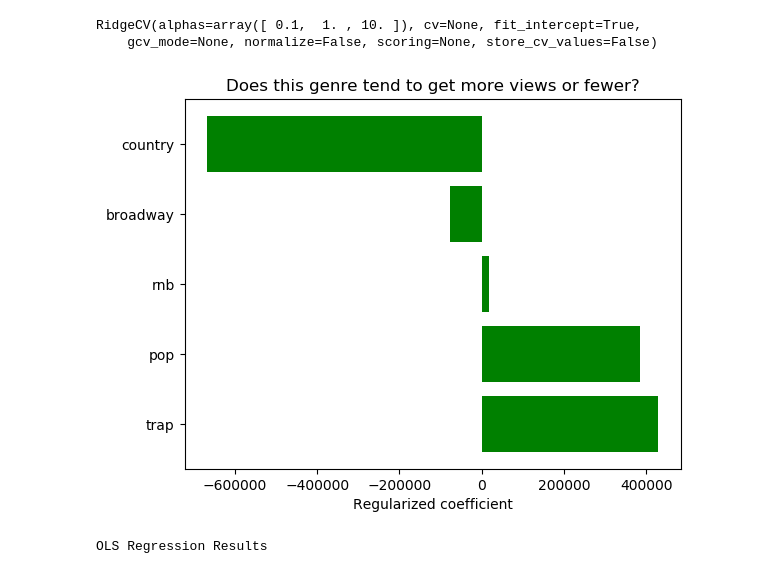
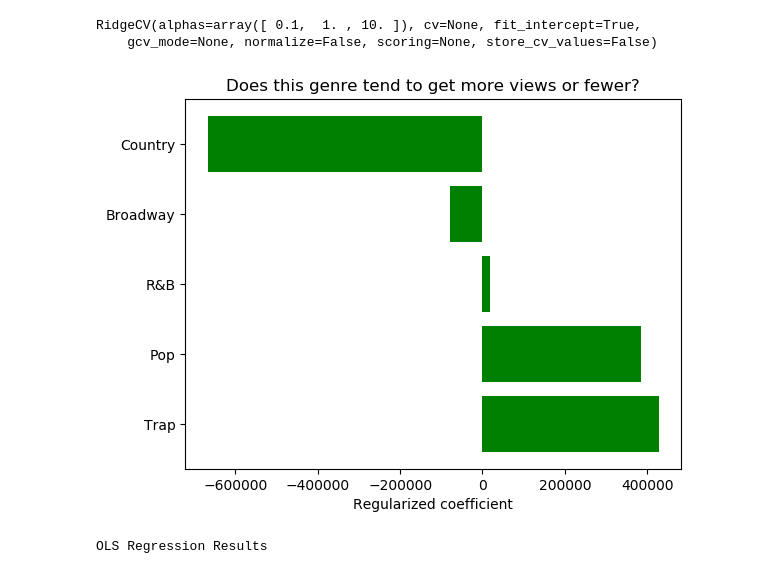
Before and after one commit to natdennett/luther, a Jupyter notebook: modeling.ipynb, the cells around one changed output. Cells and saved outputs as stored; diff of their text form; code cells hidden in the pictures.

```diff
--- a/modeling.ipynb
+++ b/modeling.ipynb
@@ -278,26 +278,26 @@ ridge_model.fit(X, y)
 RidgeCV(alphas=array([ 0.1,  1. , 10. ]), cv=None, fit_intercept=True,
     gcv_mode=None, normalize=False, scoring=None, store_cv_values=False)
 # %%
-scores = sorted(list(zip(X_train.columns, ridge_model.coef_)), key = lambda x: x[1])
+scores = sorted(list(zip(X.columns, ridge_model.coef_)), key = lambda x: x[1])
 plt.rcdefaults()
 fig, ax = plt.subplots()
 
 # Example data
 genres, performance = zip(*scores)
 y_pos = np.arange(len(genres))
 
 ax.barh(y_pos, performance, align='center',
         color='green')
 ax.set_yticks(y_pos)
-ax.set_yticklabels(genres)
+ax.set_yticklabels(['Country', 'Broadway', 'R&B', 'Pop', 'Trap'])
 ax.invert_yaxis()  # labels read top-to-bottom
 ax.set_xlabel('Regularized coefficient')
 ax.set_title('Does this genre tend to get more views or fewer?')
 
 plt.show()
-fig.savefig('genres.svg')
+fig.savefig('genres.png', bbox_inches = 'tight', pad_inches = 0.5)
 # %% [output]
-[figure, old version]
+[figure, new version]
 # %%
 lim_df = pd.DataFrame(X, columns = ['country', 'rnb', 'broadway', 'pop', 'trap'])
 lim_df['views'] = y.reset_index(drop = True)
```
Also changed, not shown: parts of 3 cells of this notebook.
